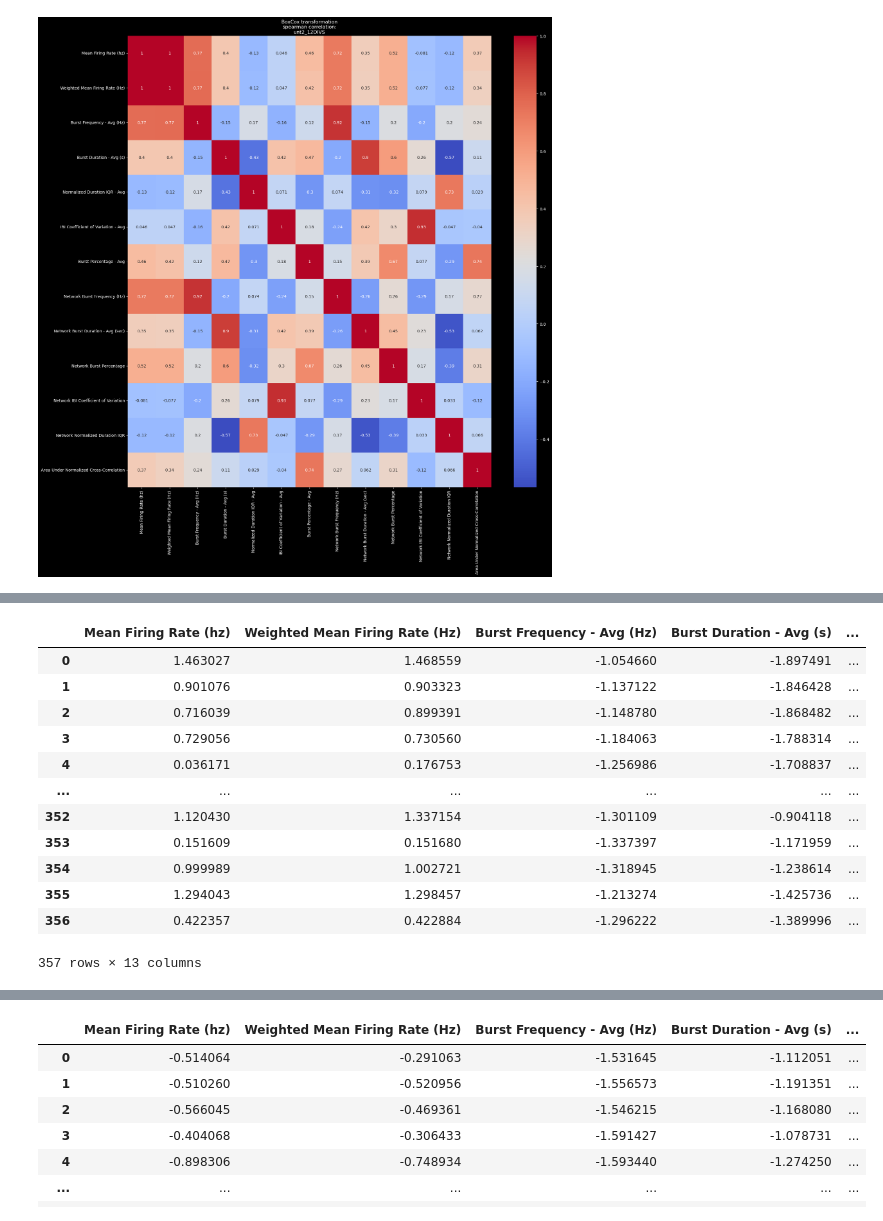
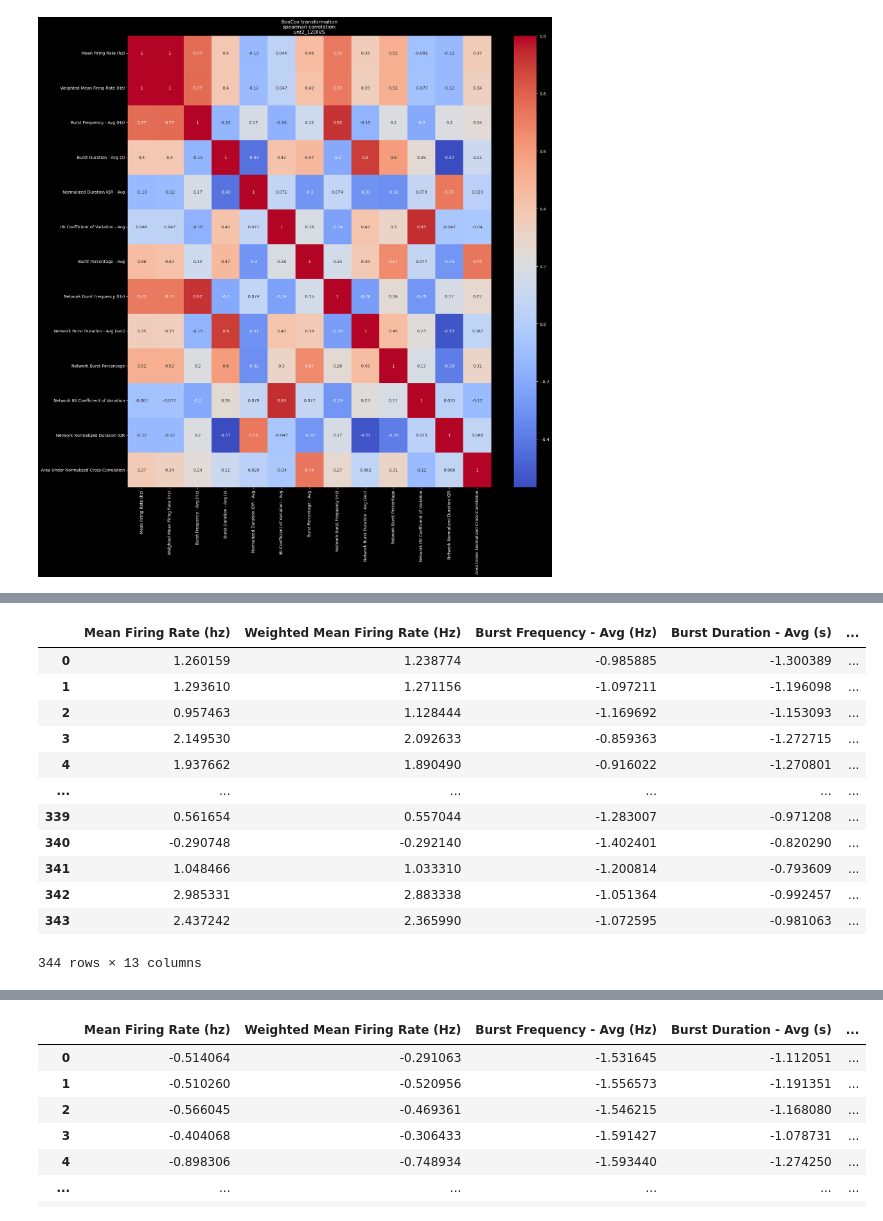
Before and after one commit to soderling-lab/MicroElectrodeArrayAnalysis, a Jupyter notebook: analysis/pca.ipynb, the cells around one changed output, grey strips where cells are left out. Cells and saved outputs as stored; diff of their text form; code cells hidden in the pictures.

```diff
--- a/analysis/pca.ipynb
+++ b/analysis/pca.ipynb
@@ -256,7 +257,7 @@ for day, dct in DIVS.items():
     mutdict = copy.deepcopy(dct)
     for (test), df in untdict.items():
         untdict[(test)]= keep_genes(df, 'unt2')
-        mutdict[(test)] = keep_genes(df, 'THSD7 2')
+        mutdict[(test)] = keep_genes(df, 'GPR37L 1')
     DIVSU[day]=untdict
     DIVSM[day]=mutdict
 DIVSU.keys()
@@ -364,14 +364,15 @@ sfo
 # %%
 ## box cox on each feature individually, all DIV
 ## box cox on all. looks good , more normally distributed on the histogram
-def box_cox(dr):
-    # dr = feature_data.replace(0, 1e-20)
+def  box_cox(dr, lmbval =None): ## doing for each col. looks good.
     original_shape, cols = dr.shape, dr.columns# Save the original shape
     dr = (dr.to_numpy().flatten())
     # print(dr <0)
     if np.any(dr <= 0):
-        dr_shifted = dr + (1 - dr.min())
-        bc_data, fit_lambda = stats.boxcox(dr_shifted)
+        dr = dr + (1 - dr.min())
+    if lmbval: # transforming
+        bc_data = stats.boxcox(dr, lmbda=lmbval) # no lambda returned here
+        fit_lambda = lmbval
     else:
         bc_data, fit_lambda = stats.boxcox(dr)
     bcdatar = np.reshape(bc_data, original_shape)
@@ -386,16 +387,27 @@ def logx(value):
     out = np.log(value)
     return out
 
-def normalize_data(dataf):
+def normalize_data(dataf, BC_LAMBDAS=None):
+    # if 'DIV' in dataf.columns:
+    #     dataf.drop(columns='DIV', inplace=True)
     dataf.reset_index(drop=True, inplace=True)
-    BC_LAMBDAS = {feature: float for feature in dataf.columns if feature != 'DIV'}
+    if not BC_LAMBDAS: # no lambdas, need to fit
+        TOFIT = True
+        BC_LAMBDAS = {feature: float for feature in dataf.columns if feature != 'DIV'}
+    elif BC_LAMBDAS:
+        TOFIT=False
     BC_sf = pd.DataFrame(index=dataf.index)
     notBC = ['Electrode', 'Resistance', 'Percentage', 'DIV']
     for col in dataf.columns:
         if not any(x.casefold() in col.casefold() for x in notBC):
-            lambd, df = box_cox(dataf[[col]])
-            BC_LAMBDAS[col] = lambd
-            BC_sf[col] = df[col]
+            if TOFIT:
+                lambd, df = box_cox(dataf[[col]])
+                BC_LAMBDAS[col] = lambd
+                BC_sf[col] = df[col]
+            else:
+                lambd, df = box_cox(dataf[[col]], BC_LAMBDAS[col])
+                BC_LAMBDAS[col] = lambd
+                BC_sf[col] = df[col]
         # elif 'Electrode'.casefold() in col.casefold():
         #     BC_sf[col] = sf[col].apply(log_n)
         #     BC_LAMBDAS[col] = 0
@@ -411,8 +423,10 @@ def normalize_data(dataf):
     # else:
     #     BC_LAMBDAS[col] = 0
     #     BC_sf[col] = sf[col]
+
 norm_sf, SFLAMBDAS = normalize_data(sfo)
-norm_mf, MFLAMBDAS = normalize_data(mfo)
+norm_mf, _ = normalize_data(mfo, SFLAMBDAS)
+# norm_mf
 # BC_LAMBDAS
-norm_mf.shape, norm_sf.shape
+norm_mf
 # %% [output]
@@ -512,36 +517,35 @@ Name: DIV, Length: 359, dtype: object
 # %%
 # remove DIV5
 def remove_DIV(dataf, daysf, day):
     """Map all og days back to df.
     Get df without day of choice.
     return df WITHOUT day. And corresponding days without tht day
 
     Args:
         dataf (df): _description_
         daysf (_type_): _description_
         day (_type_): _description_
     """
     dataf['DIV'] = daysf.loc[dataf.index]
     cut_dataf = dataf[dataf['DIV'] != day.upper()].copy()
     cut_days = daysf.loc[cut_dataf.index]
     cut_dataf = cut_dataf.drop(columns='DIV').reset_index(drop=True)
-    dataf = dataf.drop(columns='DIV').reset_index(drop=True)
+    cut_days = cut_days.drop(columns='DIV').reset_index(drop=True)
     return cut_dataf, cut_days
 norm_sf5, DIVS_SF5 = remove_DIV(norm_sf, DIVS_SF, 'DIV5')
-norm_mf5, DIVS_MF5 = remove_DIV(norm_mf, DIVS_MF, 'DIV5')
-
-norm_mf5
+# norm_mf5, DIVS_MF5 = remove_DIV(norm_mf, DIVS_MF, 'DIV5')
+norm_sf5
 # %% [output]
 |  | Mean Firing Rate (hz) | Weighted Mean Firing Rate (Hz) | Burst Frequency - Avg (Hz) | Burst Duration - Avg (s) | ... |
-| 0 | 1.463027 | 1.468559 | -1.054660 | -1.897491 | ... |
-| 1 | 0.901076 | 0.903323 | -1.137122 | -1.846428 | ... |
-| 2 | 0.716039 | 0.899391 | -1.148780 | -1.868482 | ... |
-| 3 | 0.729056 | 0.730560 | -1.184063 | -1.788314 | ... |
-| 4 | 0.036171 | 0.176753 | -1.256986 | -1.708837 | ... |
+| 0 | 1.260159 | 1.238774 | -0.985885 | -1.300389 | ... |
+| 1 | 1.293610 | 1.271156 | -1.097211 | -1.196098 | ... |
+| 2 | 0.957463 | 1.128444 | -1.169692 | -1.153093 | ... |
+| 3 | 2.149530 | 2.092633 | -0.859363 | -1.272715 | ... |
+| 4 | 1.937662 | 1.890490 | -0.916022 | -1.270801 | ... |
 | ... | ... | ... | ... | ... | ... |
-| 352 | 1.120430 | 1.337154 | -1.301109 | -0.904118 | ... |
-| 353 | 0.151609 | 0.151680 | -1.337397 | -1.171959 | ... |
-| 354 | 0.999989 | 1.002721 | -1.318945 | -1.238614 | ... |
-| 355 | 1.294043 | 1.298457 | -1.213274 | -1.425736 | ... |
-| 356 | 0.422357 | 0.422884 | -1.296222 | -1.389996 | ... |
+| 339 | 0.561654 | 0.557044 | -1.283007 | -0.971208 | ... |
+| 340 | -0.290748 | -0.292140 | -1.402401 | -0.820290 | ... |
+| 341 | 1.048466 | 1.033310 | -1.200814 | -0.793609 | ... |
+| 342 | 2.985331 | 2.883338 | -1.051364 | -0.992457 | ... |
+| 343 | 2.437242 | 2.365990 | -1.072595 | -0.981063 | ... |
-357 rows × 13 columns
+344 rows × 13 columns
```
Also changed, not shown: parts of 13 cells of this notebook.
